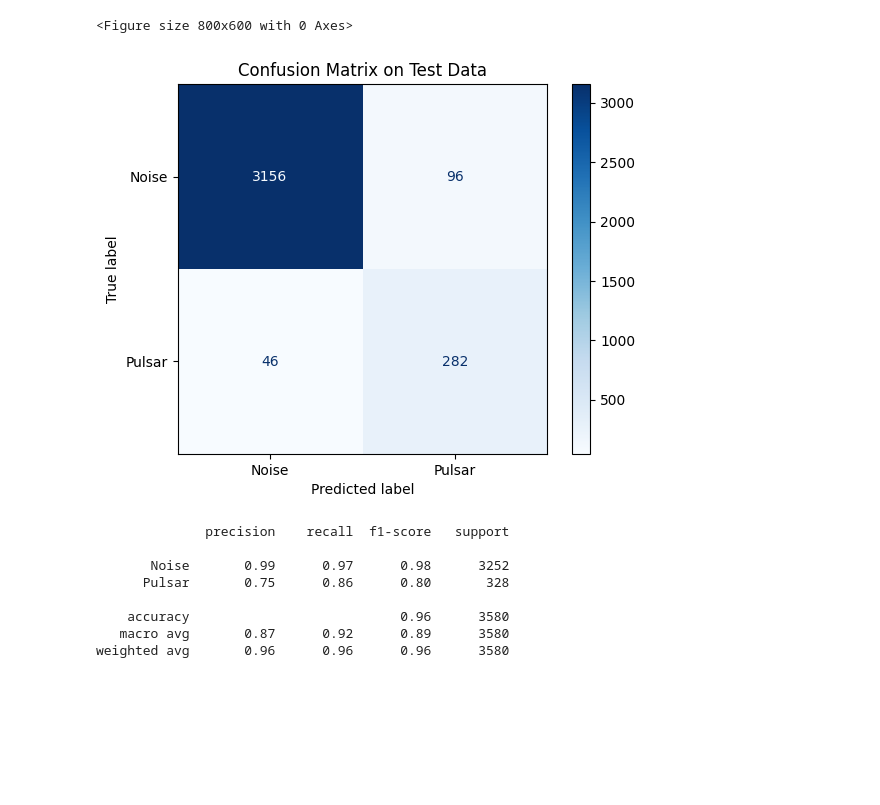
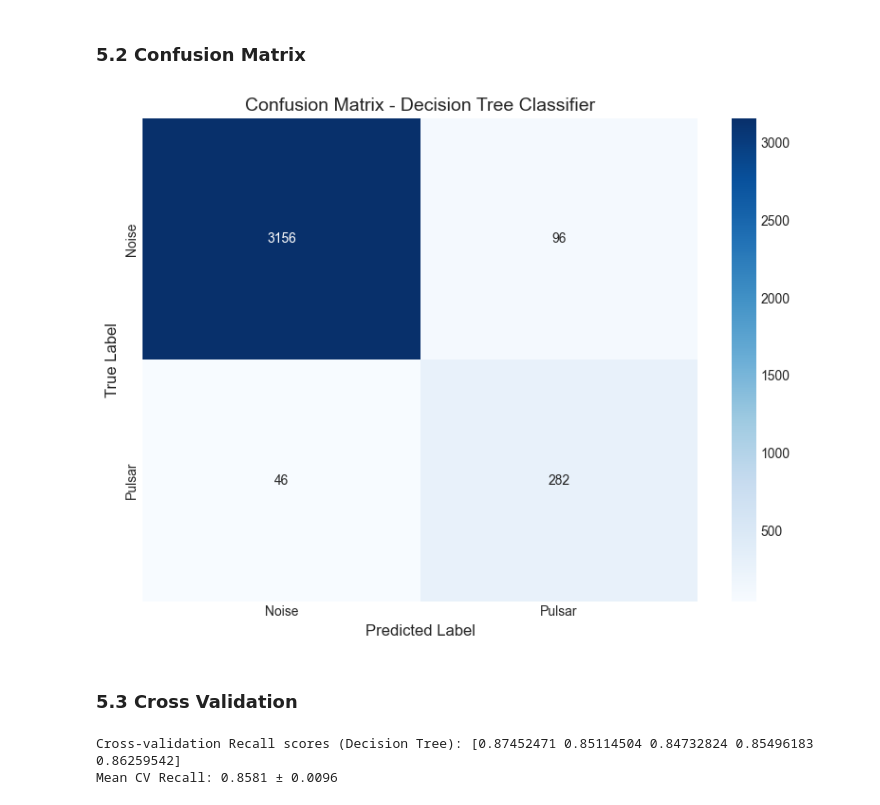
Before and after one commit to johnh-04/pulsar-classification, a Jupyter notebook: main.ipynb, the cells around one changed output. Saved outputs shown, nothing was run; the diff lists cells and outputs as text; code cells hidden in the pictures; blank space fills up the shorter version.

```diff
--- a/main.ipynb
+++ b/main.ipynb
@@ -114,0 +370,20 @@ Following the dataset split, **discretization (binning)** was applied to the con
+# %%
+# Discretization of selected features using KBinsDiscretizer
+discretizer = KBinsDiscretizer(n_bins=3, encode='ordinal', strategy='quantile', quantile_method='averaged_inverted_cdf')
+
+# Discretization of the selected features
+X_train_binned_array = discretizer.fit_transform(X_train_selected)
+X_test_binned_array = discretizer.transform(X_test_selected)
+
+# Continuous data (4 selected features)
+X_train_continuous = pd.DataFrame(X_train_selected, columns=selected_features, index=X_train.index)
+X_test_continuous = pd.DataFrame(X_test_selected, columns=selected_features, index=X_test.index)
+
+# Binned data (4 selected features)
+X_train_binned = pd.DataFrame(X_train_binned_array, columns=selected_features, index=X_train.index)
+X_test_binned = pd.DataFrame(X_test_binned_array, columns=selected_features, index=X_test.index)
+
+# Displaying transformed data dimensions and saving the state for future use
+print("\nData transformation and state saving completed!")
+print(f"\nContinuous Data - Train: {X_train_continuous.shape}")
+print(f"Binned Data - Train: {X_train_binned.shape} | Test: {X_test_binned.shape}")
@@ -115,11 +407,12 @@ Following the dataset split, **discretization (binning)** was applied to the con
 # %%
 # Training the Decision Tree Classifier
 clf = DecisionTreeClassifier(criterion='entropy', max_depth=4, random_state=42)
-clf.fit(X_train, y_train)
+clf.fit(X_train_binned, y_train)
+y_pred = clf.predict(X_test_binned)
 
-# Visualization
+# Visualizing the Decision Tree
 plt.figure(figsize=(32, 12))
-tree.plot_tree(clf, feature_names=X.columns, class_names=['NOISE', 'PULSAR'], filled=True, impurity=False, rounded=True, fontsize=10)
+tree.plot_tree(clf, feature_names=selected_features, class_names=['NOISE', 'PULSAR'], filled=True, impurity=False, rounded=True, fontsize=10)
 plt.title("Decision Tree for Pulsar Classification (Depth = 4)", fontsize=18, fontweight='bold')
 plt.show()
 # %% [output]
@@ -161,26 +527,32 @@ Crucially, the tree structure revealed that the model **automatically performed
+# %% [markdown]
+### 5.2 Confusion Matrix
 # %%
-# Prediction on the Test Set
-y_pred = clf.predict(X_test)
+# Creating Confusion Matrix for the Decision Tree Classifier
+cm = confusion_matrix(y_test, y_pred)
 
-# Confusion Matrix
-cm = confusion_matrix(y_test, y_pred)
-disp = ConfusionMatrixDisplay(confusion_matrix=cm, display_labels=['Noise', 'Pulsar'])
+# Visualizing the Confusion Matrix
 plt.figure(figsize=(8, 6))
-disp.plot(cmap='Blues', values_format='d')
-plt.title('Confusion Matrix on Test Data')
+sns.heatmap(cm, annot=True, fmt='d', cmap='Blues', xticklabels=['Noise', 'Pulsar'], yticklabels=['Noise', 'Pulsar'])
+plt.title('Confusion Matrix - Decision Tree Classifier', fontsize=14)
+plt.xlabel('Predicted Label', fontsize=12)
+plt.ylabel('True Label', fontsize=12)
+plt.tight_layout()
 plt.show()
-
-# Classification Report
-print(classification_report(y_test, y_pred, target_names=['Noise', 'Pulsar']))
 # %% [output]
-<Figure size 800x600 with 0 Axes>
-[figure, old version]
+[figure, new version]
-              precision    recall  f1-score   support
-
-       Noise       0.99      0.97      0.98      3252
-      Pulsar       0.75      0.86      0.80       328
-
-    accuracy                           0.96      3580
-   macro avg       0.87      0.92      0.89      3580
-weighted avg       0.96      0.96      0.96      3580
+# %% [markdown]
+### 5.3 Cross Validation
+# %%
+# Creating pipeline for cross-validation with discretization and Decision Tree Classifier
+pipeline = make_pipeline(discretizer, clf)
+
+# Cross-validation with recall
+cv_scores = cross_val_score(pipeline, X_train_continuous, y_train, cv=5, scoring='recall')
+
+# Displaying cross-validation results
+print(f"Cross-validation Recall scores (Decision Tree): {cv_scores}")
+print(f"Mean CV Recall: {cv_scores.mean():.4f} ± {cv_scores.std():.4f}")
+# %% [output]
+Cross-validation Recall scores (Decision Tree): [0.87452471 0.85114504 0.84732824 0.85496183 0.86259542]
+Mean CV Recall: 0.8581 ± 0.0096
 # %% [markdown]
```
Also changed, not shown: parts of 47 cells of this notebook, 3 other files.
